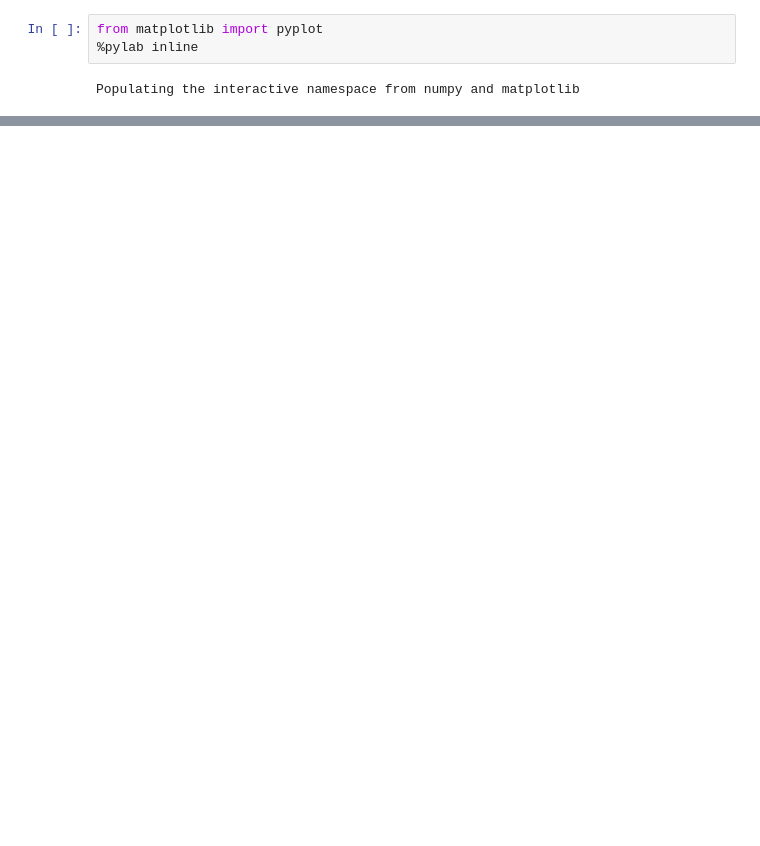
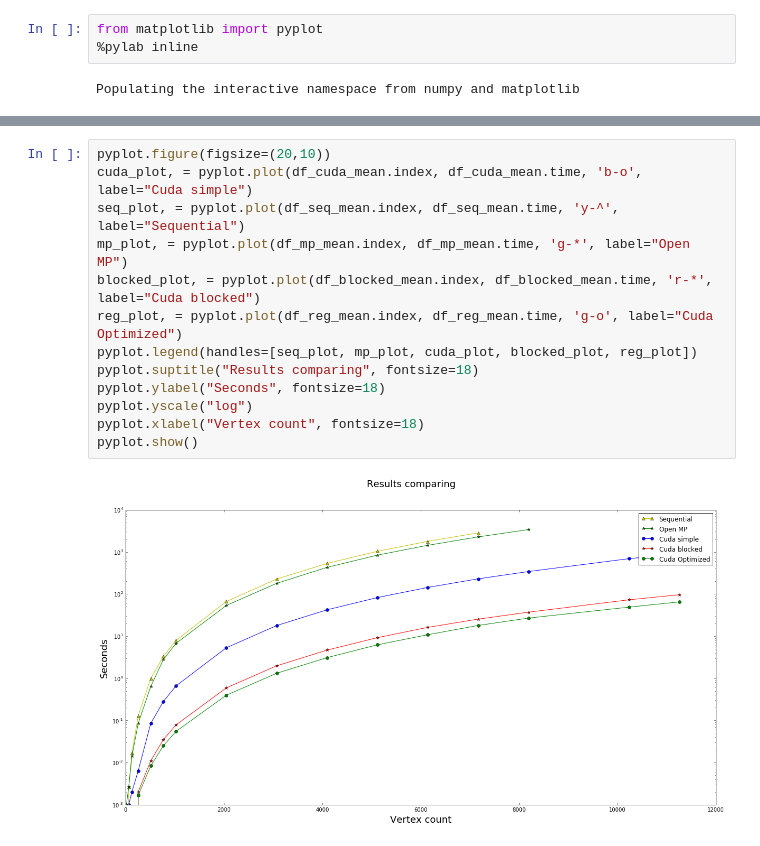
Before and after one commit to lelika1/floydparallel, a Jupyter notebook: draw_time_plots_floyd.ipynb, the cells around one changed output, grey strips where cells are left out. Saved outputs shown, nothing was run; the diff lists cells and outputs as text; blank space fills up the shorter version.

```diff
--- a/draw_time_plots_floyd.ipynb
+++ b/draw_time_plots_floyd.ipynb
@@ -30,0 +34,15 @@ pyplot.show()
+# %%
+pyplot.figure(figsize=(20,10))
+cuda_plot, = pyplot.plot(df_cuda_mean.index, df_cuda_mean.time, 'b-o', label="Cuda simple")
+seq_plot, = pyplot.plot(df_seq_mean.index, df_seq_mean.time, 'y-^', label="Sequential")
+mp_plot, = pyplot.plot(df_mp_mean.index, df_mp_mean.time, 'g-*', label="Open MP")
+blocked_plot, = pyplot.plot(df_blocked_mean.index, df_blocked_mean.time, 'r-*', label="Cuda blocked")
+reg_plot, = pyplot.plot(df_reg_mean.index, df_reg_mean.time, 'g-o', label="Cuda Optimized")
+pyplot.legend(handles=[seq_plot, mp_plot, cuda_plot, blocked_plot, reg_plot])
+pyplot.suptitle("Results comparing", fontsize=18)
+pyplot.ylabel("Seconds", fontsize=18)
+pyplot.yscale("log")
+pyplot.xlabel("Vertex count", fontsize=18)
+pyplot.show()
+# %% [output]
+[figure, added]
```
Also changed, not shown: parts of 3 cells of this notebook, 6 other files.
